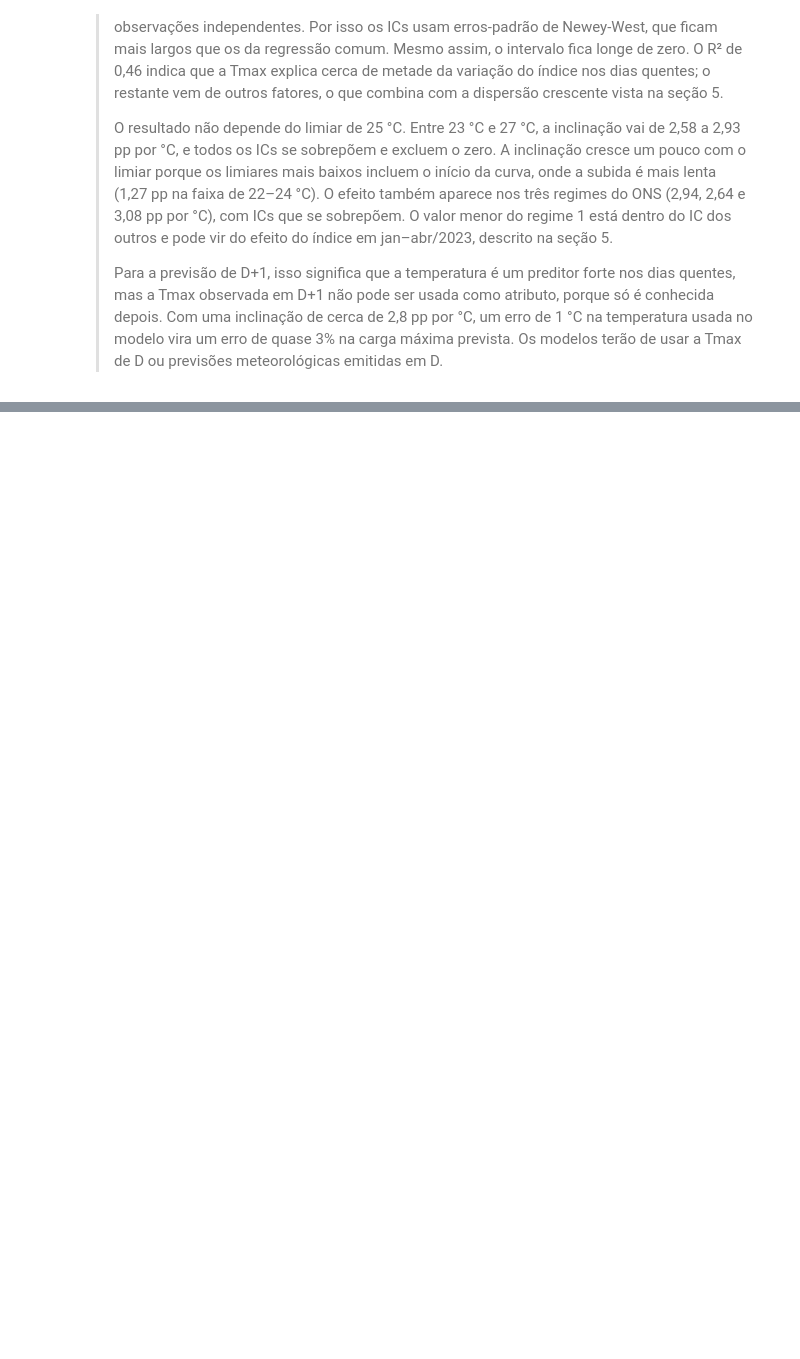
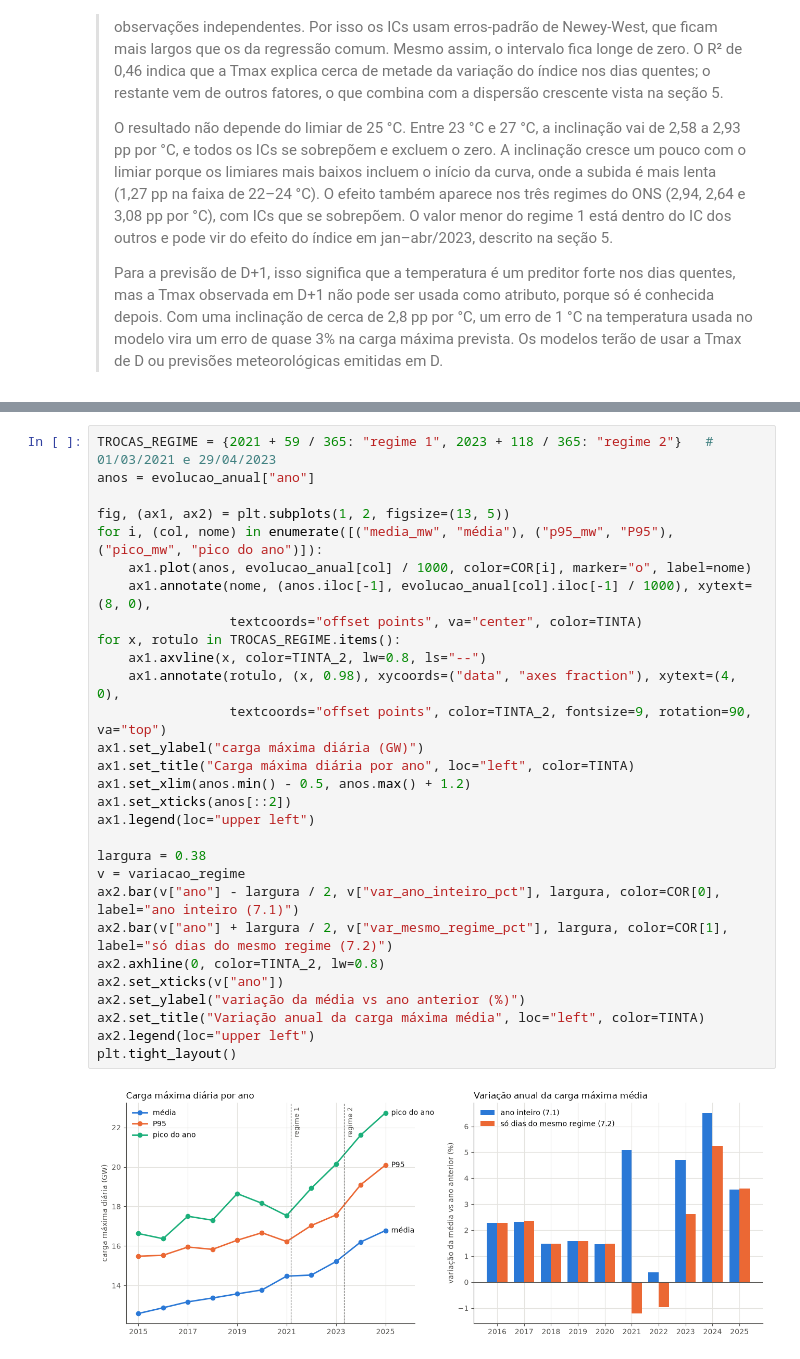
Before and after one commit to kaikezcarvalho/opt004-previsao-carga-sul, a Jupyter notebook: 03_analise.ipynb, the cells around one changed output, grey strips where cells are left out. Saved outputs shown, nothing was run; the diff lists cells and outputs as text; blank space fills up the shorter version.

```diff
--- a/03_analise.ipynb
+++ b/03_analise.ipynb
@@ -526,0 +631,31 @@ plt.tight_layout()
+# %%
+TROCAS_REGIME = {2021 + 59 / 365: "regime 1", 2023 + 118 / 365: "regime 2"}   # 01/03/2021 e 29/04/2023
+anos = evolucao_anual["ano"]
+
+fig, (ax1, ax2) = plt.subplots(1, 2, figsize=(13, 5))
+for i, (col, nome) in enumerate([("media_mw", "média"), ("p95_mw", "P95"), ("pico_mw", "pico do ano")]):
+    ax1.plot(anos, evolucao_anual[col] / 1000, color=COR[i], marker="o", label=nome)
+    ax1.annotate(nome, (anos.iloc[-1], evolucao_anual[col].iloc[-1] / 1000), xytext=(8, 0),
+                 textcoords="offset points", va="center", color=TINTA)
+for x, rotulo in TROCAS_REGIME.items():
+    ax1.axvline(x, color=TINTA_2, lw=0.8, ls="--")
+    ax1.annotate(rotulo, (x, 0.98), xycoords=("data", "axes fraction"), xytext=(4, 0),
+                 textcoords="offset points", color=TINTA_2, fontsize=9, rotation=90, va="top")
+ax1.set_ylabel("carga máxima diária (GW)")
+ax1.set_title("Carga máxima diária por ano", loc="left", color=TINTA)
+ax1.set_xlim(anos.min() - 0.5, anos.max() + 1.2)
+ax1.set_xticks(anos[::2])
+ax1.legend(loc="upper left")
+
+largura = 0.38
+v = variacao_regime
+ax2.bar(v["ano"] - largura / 2, v["var_ano_inteiro_pct"], largura, color=COR[0], label="ano inteiro (7.1)")
+ax2.bar(v["ano"] + largura / 2, v["var_mesmo_regime_pct"], largura, color=COR[1], label="só dias do mesmo regime (7.2)")
+ax2.axhline(0, color=TINTA_2, lw=0.8)
+ax2.set_xticks(v["ano"])
+ax2.set_ylabel("variação da média vs ano anterior (%)")
+ax2.set_title("Variação anual da carga máxima média", loc="left", color=TINTA)
+ax2.legend(loc="upper left")
+plt.tight_layout()
+# %% [output]
+[figure, added]
```
Also changed, not shown: parts of 28 cells of this notebook.
